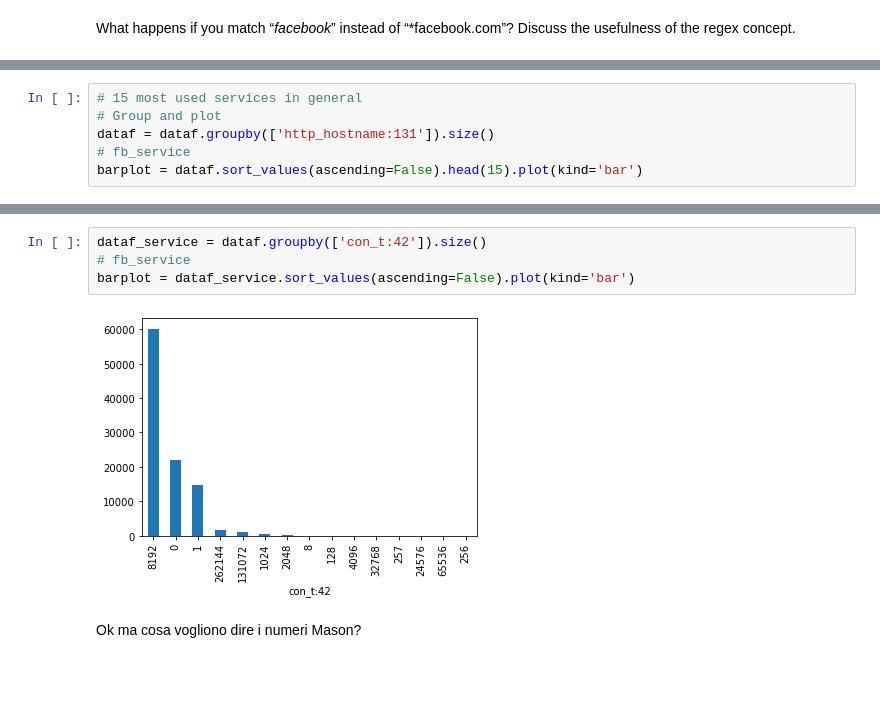
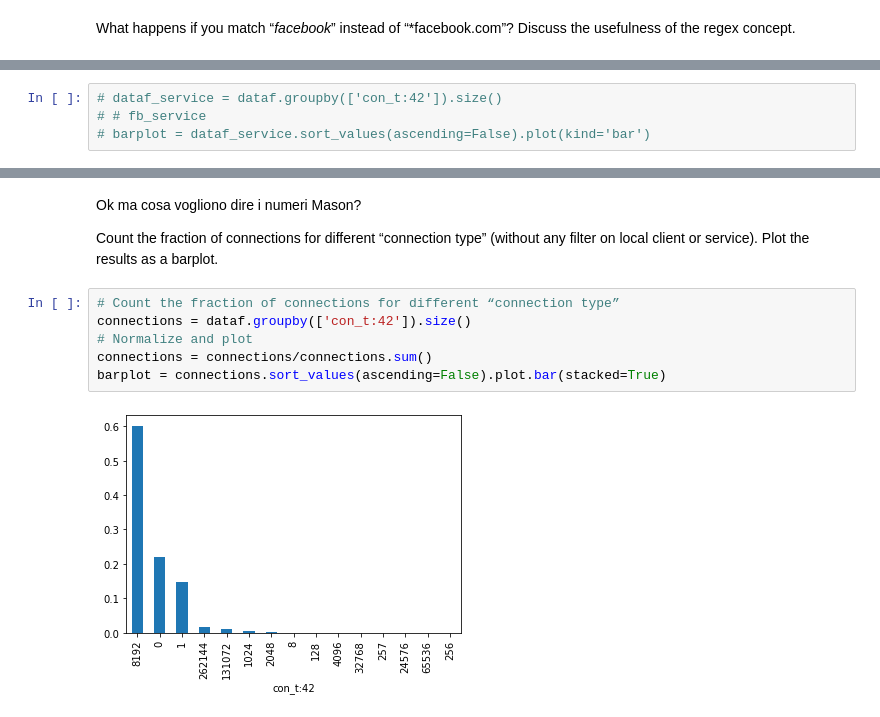
Before and after one commit to AlessioFerra/NML_Group4, a Jupyter notebook: Lab04.ipynb, the cells around one changed output, grey strips where cells are left out. Saved outputs shown, nothing was run; the diff lists cells and outputs as text; blank space fills up the shorter version.

```diff
--- a/Lab04.ipynb
+++ b/Lab04.ipynb
@@ -108,6 +167,4 @@ of TCP connections? Plot them as a barplot, ordered by decreasing number of TCP
 # %%
-# 15 most used services in general
-# Group and plot
-dataf = dataf.groupby(['http_hostname:131']).size()
-# fb_service
-barplot = dataf.sort_values(ascending=False).head(15).plot(kind='bar')
+# dataf_service = dataf.groupby(['con_t:42']).size()
+# # fb_service
+# barplot = dataf_service.sort_values(ascending=False).plot(kind='bar')
@@ -129,8 +171,13 @@ barplot = dataf_HTTP.sort_values(ascending=False).head(15).plot(kind='bar')
+# %% [markdown]
+Ok ma cosa vogliono dire i numeri Mason?
+
+Count the fraction of connections for different “connection type” (without any filter on local client or
+service). Plot the results as a barplot.
 # %%
-dataf_service = dataf.groupby(['con_t:42']).size()
-# fb_service
-barplot = dataf_service.sort_values(ascending=False).plot(kind='bar')
+# Count the fraction of connections for different “connection type”
+connections = dataf.groupby(['con_t:42']).size()
+# Normalize and plot
+connections = connections/connections.sum()
+barplot = connections.sort_values(ascending=False).plot.bar(stacked=True)
 # %% [output]
-[figure, old version]
+[figure, new version]
-# %% [markdown]
-Ok ma cosa vogliono dire i numeri Mason?
```
Also changed, not shown: parts of 12 cells of this notebook, 2 other files.
